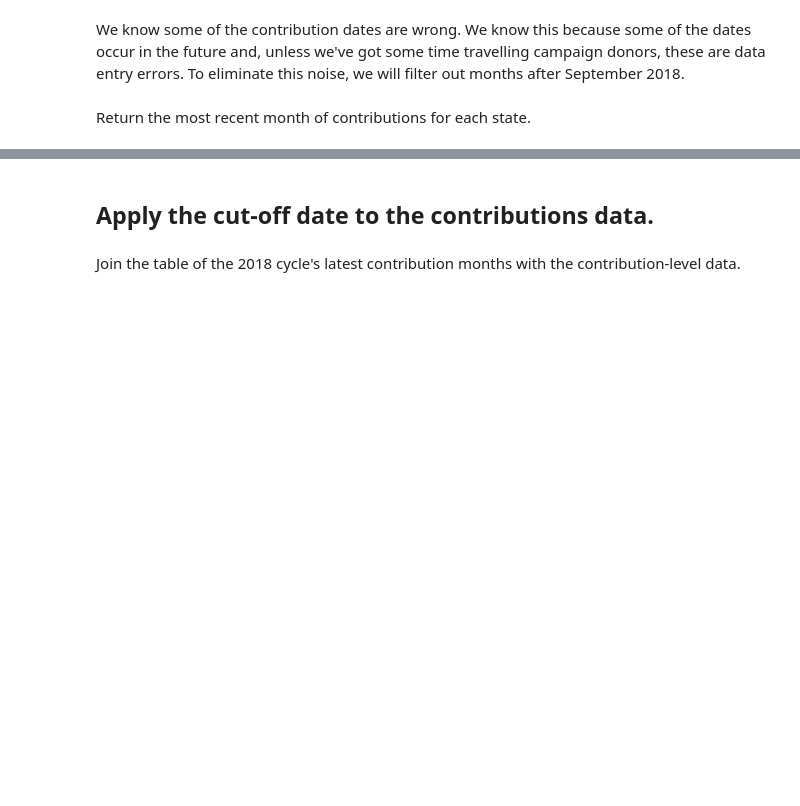
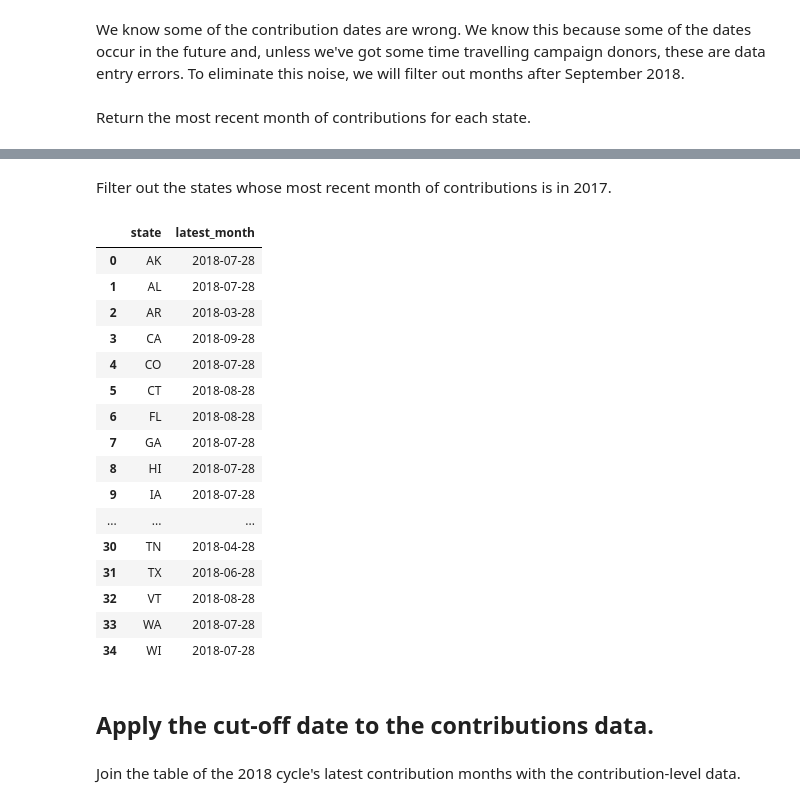
Before and after one commit to PublicI/out-of-state-contribs, a Jupyter notebook: data-prep.ipynb, the cells around one changed output, grey strips where cells are left out. Cells and saved outputs as stored; diff of their text form; code cells hidden in the pictures; blank space fills up the shorter version.

Commit message:
Incorporated additional date filter

```diff
--- a/data-prep.ipynb
+++ b/data-prep.ipynb
@@ -231,6 +213,29 @@ latest_month
 | 41 | WA | 2018-07-28 |
 | 42 | WI | 2018-07-28 |
 | 43 | WY | 2017-12-28 |
+# %% [markdown]
+Filter out the states whose most recent month of contributions is in 2017.
+# %%
+latest_month = latest_month[latest_month["latest_month"] > "2018-01-01"].reset_index(drop=True)
+latest_month
+# %% [output]
+|  | state | latest_month |
+| 0 | AK | 2018-07-28 |
+| 1 | AL | 2018-07-28 |
+| 2 | AR | 2018-03-28 |
+| 3 | CA | 2018-09-28 |
+| 4 | CO | 2018-07-28 |
+| 5 | CT | 2018-08-28 |
+| 6 | FL | 2018-08-28 |
+| 7 | GA | 2018-07-28 |
+| 8 | HI | 2018-07-28 |
+| 9 | IA | 2018-07-28 |
+| ... | ... | ... |
+| 30 | TN | 2018-04-28 |
+| 31 | TX | 2018-06-28 |
+| 32 | VT | 2018-08-28 |
+| 33 | WA | 2018-07-28 |
+| 34 | WI | 2018-07-28 |
 # %% [markdown]
 ## Apply the cut-off date to the contributions data.
 # %% [markdown]
```
Also changed, not shown: parts of 18 cells of this notebook.
